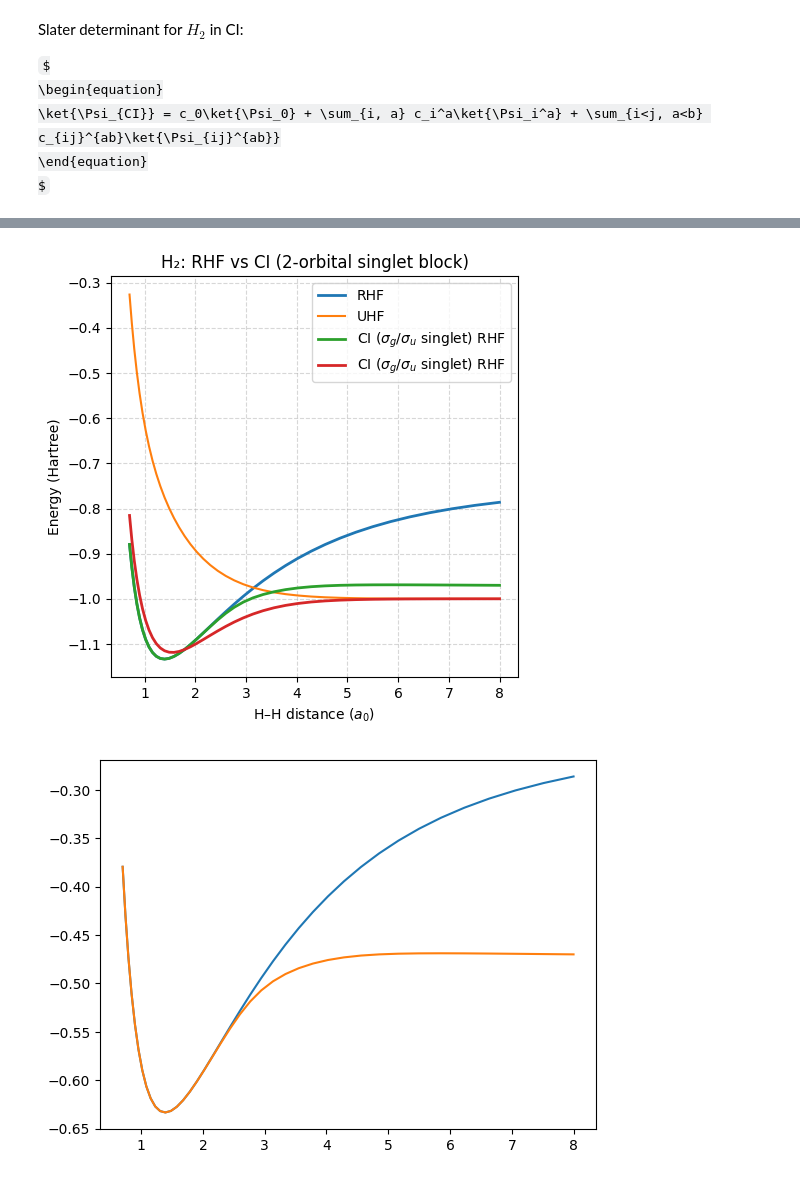
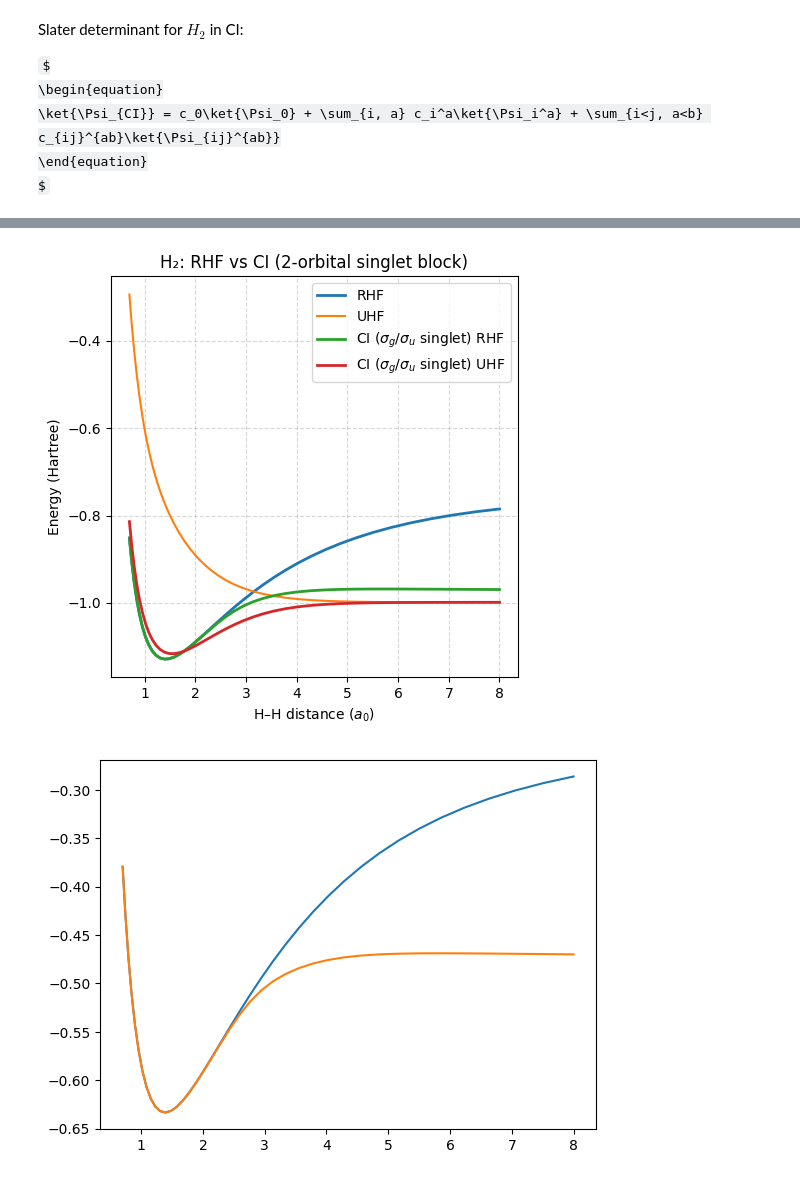
Before and after one commit to gvansan/Computational-Physics-Project-Exam-2026, a Jupyter notebook: Greg_test.ipynb, the cells around one changed output, grey strips where cells are left out. Cells and saved outputs as stored; diff of their text form; code cells hidden in the pictures; some formulas as TeX source.

```diff
--- a/Greg_test.ipynb
+++ b/Greg_test.ipynb
@@ -192,9 +190,6 @@ def ci_block_singlet_2orb(h, g):
     H[1,2] = H[2,1] = np.sqrt(2) * (h01 + g0111) #single-double
     H[0,2] = H[2,0] =  g0011 #reference-double
     return H
-
-Angstrom =
-dists = [dist*Angstrom for dist in dists]
 # %%
 E_rhf = []
 E_uhf = []
@@ -221,35 +216,35 @@ for R, data in zip(dists, datas, strict=False):
 
     E_ci_rhf.append(eigvals_rhf[0] + 1.0 / R)  # add nuclear repulsion
     E_ci_uhf.append(eigvals_uhf[0] + 1.0 / R)  # add nuclear repulsion
 
     eigvecs_rhf.append(eigvec_rhf)
     eigvecs_uhf.append(eigvec_uhf)
 
 E_rhf = np.array(E_rhf)
 E_ci_rhf  = np.array(E_ci_rhf)
 E_ci_uhf  = np.array(E_ci_uhf)
 eigvecs_rhf  = np.array(eigvecs_rhf)
 eigvecs_uhf  = np.array(eigvecs_uhf)
 
 def plot_CI_energies():
     # --- Plot ---
     plt.figure(figsize=(5,5))
     plt.plot(dists, E_rhf, label="RHF", lw=2)
     plt.plot(dists, E_uhf, label="UHF")
     plt.plot(dists, E_ci_rhf,  label=r"CI ($\sigma_g/\sigma_u$ singlet) RHF", lw=2)
-    plt.plot(dists, E_ci_uhf,  label=r"CI ($\sigma_g/\sigma_u$ singlet) RHF", lw=2)
+    plt.plot(dists, E_ci_uhf,  label=r"CI ($\sigma_g/\sigma_u$ singlet) UHF", lw=2)
     plt.xlabel(r"H–H distance ($a_0$)")
     plt.ylabel("Energy (Hartree)")
     plt.title("H₂: RHF vs CI (2-orbital singlet block)")
     plt.legend()
     plt.grid(True, ls="--", alpha=0.5)
     plt.tight_layout()
     plt.savefig("rhf_vs_ci.png", dpi=200)
     plt.show()
 
 plot_CI_energies()
 # %% [output]
-[figure, old version]
+[figure, new version]
 # %%
 hartree = 27.211386245981 #eV
 H_atom = -13.6 #eV
```
Also changed, not shown: parts of 1 cell of this notebook, 1 other file.
